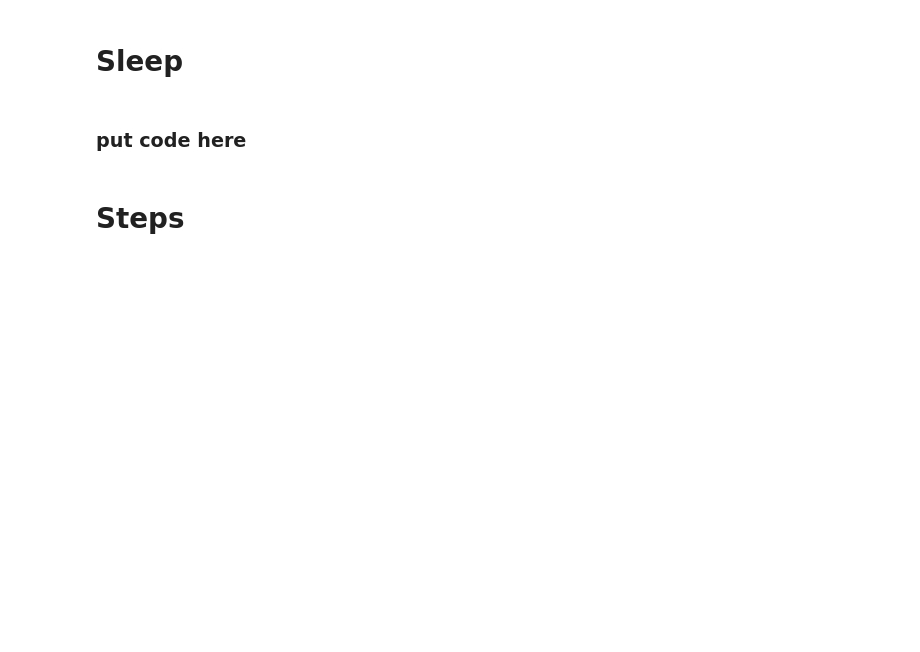
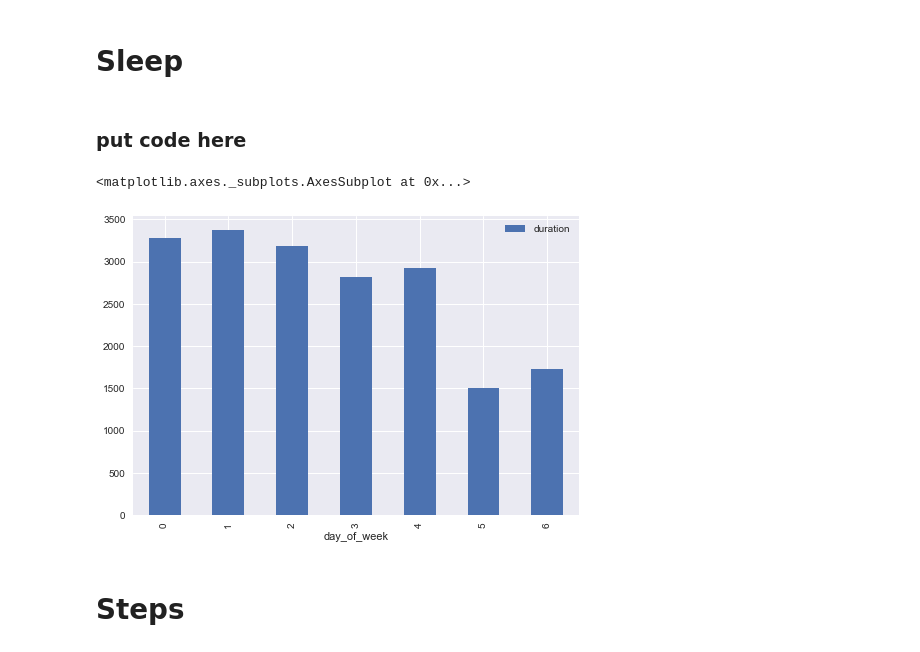
Before and after one commit to OngoDSS/Notebooks, a Jupyter notebook: Agg_Notebook.ipynb, the cells around one changed output. Cells and saved outputs as stored; diff of their text form; code cells hidden in the pictures; blank space fills up the shorter version.

```diff
--- a/Agg_Notebook.ipynb
+++ b/Agg_Notebook.ipynb
@@ -82,6 +82,23 @@ data_sample.head() #0 - 6 is monday - sunday
     #Include also, same as above, but for a whole standard deviation above/below the average.
 # %% [markdown]
 ### put code here
+# %%
+data_sample1 =  data_sample.copy()
+sleep = data_sample1[data_sample1.type == 'health-sleep'].drop(['_id', 'owner', 'source', 'sourceId', 'sourceName', 'value', 'content', 'originalData'], axis = 1)
+sleep.head(n = 5)
+data_sample1 = data_sample1.drop(['owner', 'source', 'sourceId', 'sourceName', 'content', 'originalData', 'createdAt', 'updatedAt'], axis = 1)
+data_sample1.head(n = 5)
+sleep_average = sleep.groupby('day_of_week').sum().drop(['type'], axis = 1)
+count = sleep.groupby('day_of_week').count().drop(['type', 'startDate', 'endDate', 'createdAt', 'updatedAt'], axis = 1)
+count = count.rename(columns={'duration': 'numcount'})
+sleep_average.duration = [i.total_seconds() for i in sleep_average.duration]
+sleep_average.duration = sleep_average.duration / count.numcount
+sleep_average
+
+sleep_average.plot(kind = 'bar')
+# %% [output]
+<matplotlib.axes._subplots.AxesSubplot at 0x...>
+[figure, added]
 # %% [markdown]
 # Steps
 # %%
```
Also changed, not shown: parts of 3 cells of this notebook.
